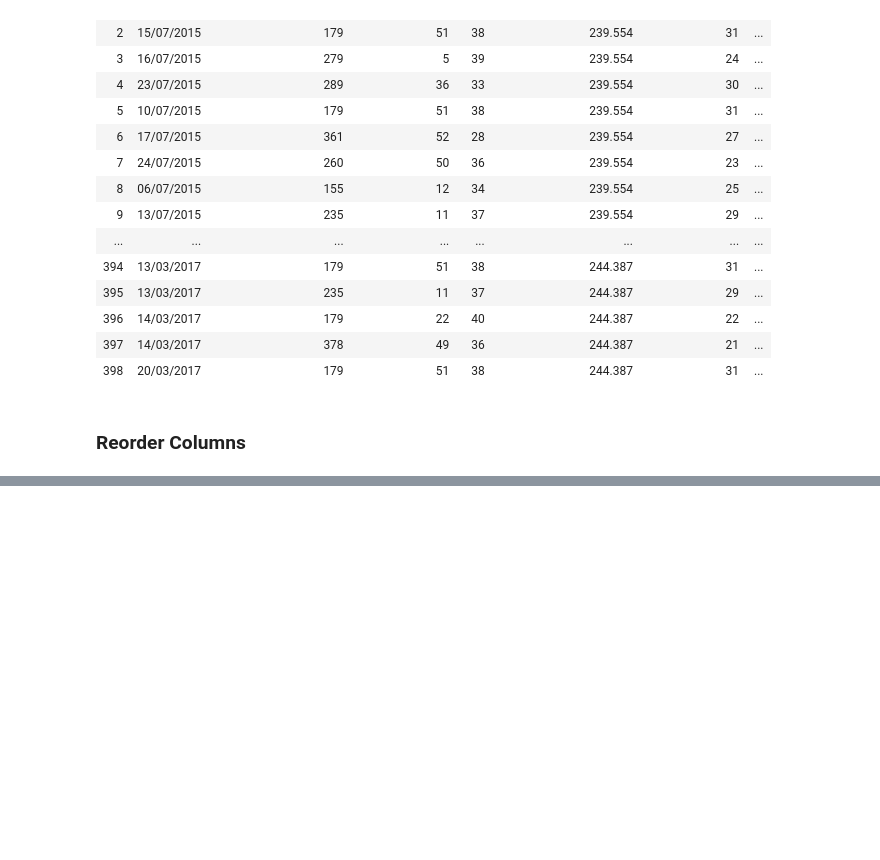
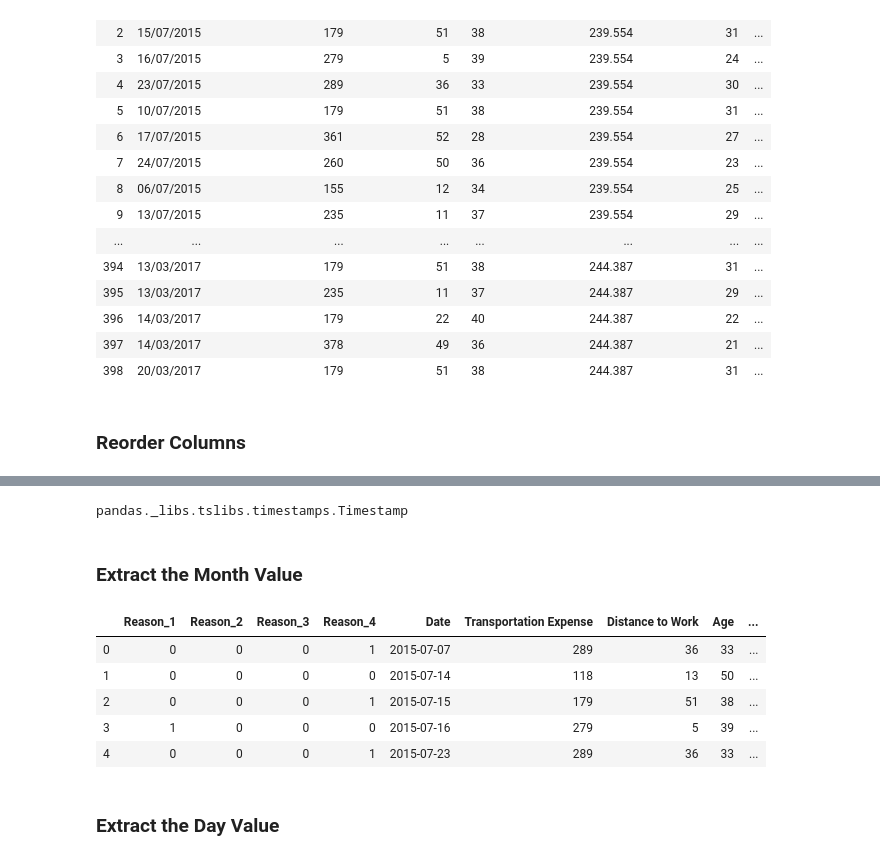
Before and after one commit to SimonSlominski/Data_Science, a Jupyter notebook: 02_Absenteeism_Analytics/Absenteeism_preprocessing.ipynb, the cells around one changed output, grey strips where cells are left out. Drawn from its saved outputs; the diff is of its cells as text; code cells hidden in the pictures; blank space fills up the shorter version.

Commit message:
Add second checkpoint after extracting month and day values

```diff
--- a/02_Absenteeism_Analytics/Absenteeism_preprocessing.ipynb
+++ b/02_Absenteeism_Analytics/Absenteeism_preprocessing.ipynb
@@ -269,0 +341,11 @@ df_reason_mod = df.copy()
+# %%
+# Drop 'Date' column
+df_reason_mod = df_reason_mod.drop(['Date'], axis = 1)
+# %%
+# Reorder columns
+column_names_upd = ['Reason_1', 'Reason_2', 'Reason_3', 'Reason_4', 'Month Value', 'Day of the Week',
+       'Transportation Expense', 'Distance to Work', 'Age',
+       'Daily Work Load Average', 'Body Mass Index', 'Education', 'Children',
+       'Pets', 'Absenteeism Time in Hours']
+
+df_reason_mod = df_reason_mod[column_names_upd]
@@ -269,0 +356,25 @@ df_reason_mod = df.copy()
+# %%
+# Check results
+type(df_reason_mod['Date'][0])
+# %% [output]
+pandas._libs.tslibs.timestamps.Timestamp
+# %% [markdown]
+### Extract the Month Value
+# %%
+# 'shape' shows length and wide of the data. shape[0] = length
+df_reason_mod.shape
+df_range = df_reason_mod.shape[0]
+# %%
+list_months = [df_reason_mod['Date'][i].month for i in range(df_range)]
+# %%
+df_reason_mod['Month Value'] = list_months
+df_reason_mod.head()
+# %% [output]
+|  | Reason_1 | Reason_2 | Reason_3 | Reason_4 | Date | Transportation Expense | Distance to Work | Age | ... |
+| 0 | 0 | 0 | 0 | 1 | 2015-07-07 | 289 | 36 | 33 | ... |
+| 1 | 0 | 0 | 0 | 0 | 2015-07-14 | 118 | 13 | 50 | ... |
+| 2 | 0 | 0 | 0 | 1 | 2015-07-15 | 179 | 51 | 38 | ... |
+| 3 | 1 | 0 | 0 | 0 | 2015-07-16 | 279 | 5 | 39 | ... |
+| 4 | 0 | 0 | 0 | 1 | 2015-07-23 | 289 | 36 | 33 | ... |
+# %% [markdown]
+### Extract the Day Value
```
Also changed, not shown: parts of 36 cells of this notebook.
